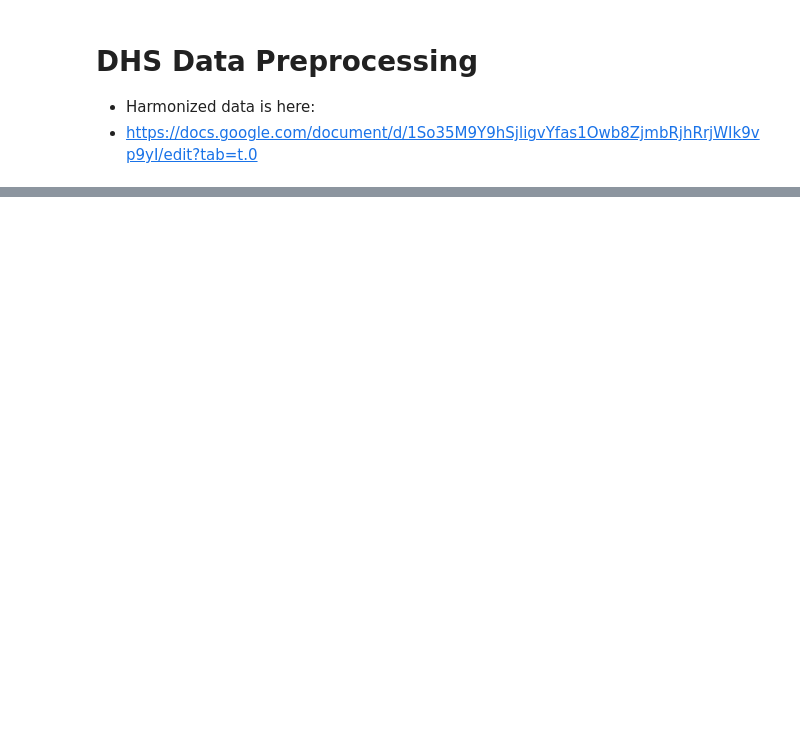
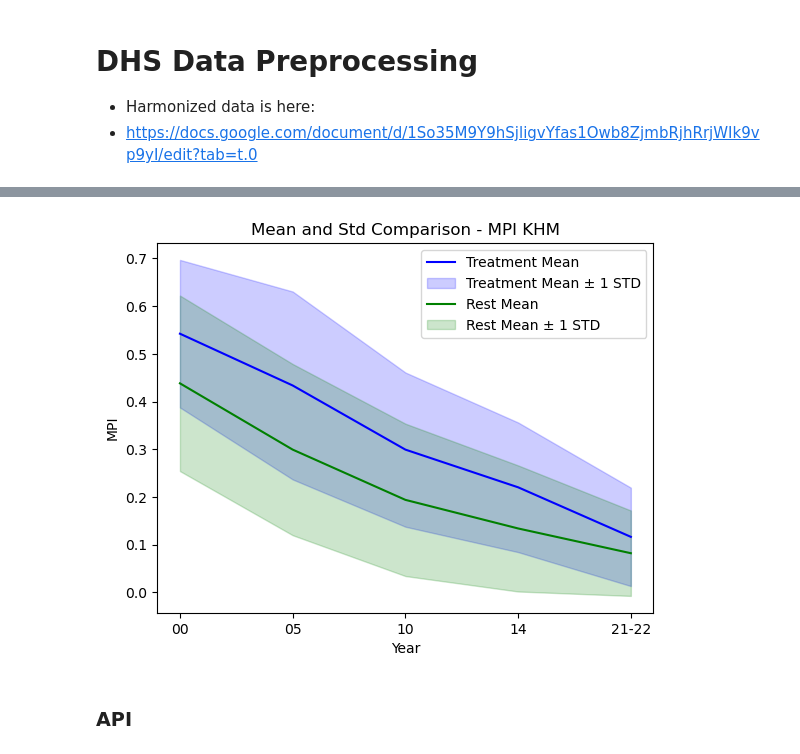
Before and after one commit to sig-gis/dises-khm-mpi, a Jupyter notebook: optional_notebooks/DHS Data Preprocessing.ipynb, the cells around one changed output, grey strips where cells are left out. Saved outputs shown, nothing was run; the diff lists cells and outputs as text; code cells hidden in the pictures; blank space fills up the shorter version.

```diff
--- a/optional_notebooks/DHS Data Preprocessing.ipynb
+++ b/optional_notebooks/DHS Data Preprocessing.ipynb
@@ -16,0 +97,2 @@ gdf = gpd.read_file(file_path)
+# %%
+gdf = gdf[['cf_buffer5', 'geometry']]
@@ -16,0 +103,3 @@ gdf = gpd.read_file(file_path)
+# %%
+for year in years:
+    mpi[year] = mpi[year].sjoin(gdf)
@@ -16,0 +177,41 @@ gdf = gpd.read_file(file_path)
+# %%
+
+def plot_mean_std(df1, df2, label1='Group 1', label2='Group 2', title='Mean and Std Comparison'):
+    # Extract time from the DataFrame columns
+    time = df1.columns  # Assuming the columns represent time intervals
+
+    # Extract mean and std for df1 group
+    mean_df1 = df1.loc['mean']
+    std_df1 = df1.loc['std']
+
+    # Extract mean and std for df2 group
+    mean_df2 = df2.loc['mean']
+    std_df2 = df2.loc['std']
+
+    # Plot the mean and std for df1
+    plt.plot(time, mean_df1, label=f'{label1} Mean', color='blue')
+    plt.fill_between(time, mean_df1 - std_df1, mean_df1 + std_df1,
+                     color='blue', alpha=0.2, label=f'{label1} Mean ± 1 STD')
+
+    # Plot the mean and std for df2
+    plt.plot(time, mean_df2, label=f'{label2} Mean', color='green')
+    plt.fill_between(time, mean_df2 - std_df2, mean_df2 + std_df2,
+                     color='green', alpha=0.2, label=f'{label2} Mean ± 1 STD')
+
+    # Add labels, title, and legend
+    plt.xlabel('Year')
+    plt.ylabel('MPI')
+    plt.title(title)
+    plt.legend()
+
+    # Show the plot
+    plt.show()
+
+# Example usage:
+# plot_mean_std(df1, df2, label1='cf_buffer5', label2='Rest', title='Mean and Std of MPI: cf_buffer5 vs Rest')
+# %%
+plot_mean_std(df1, df2, label1='Treatment', label2='Rest', title='Mean and Std Comparison - MPI KHM')
+# %% [output]
+[figure, added]
+# %% [markdown]
+### API
```
Also changed, not shown: parts of 23 cells of this notebook, 6 other files.
